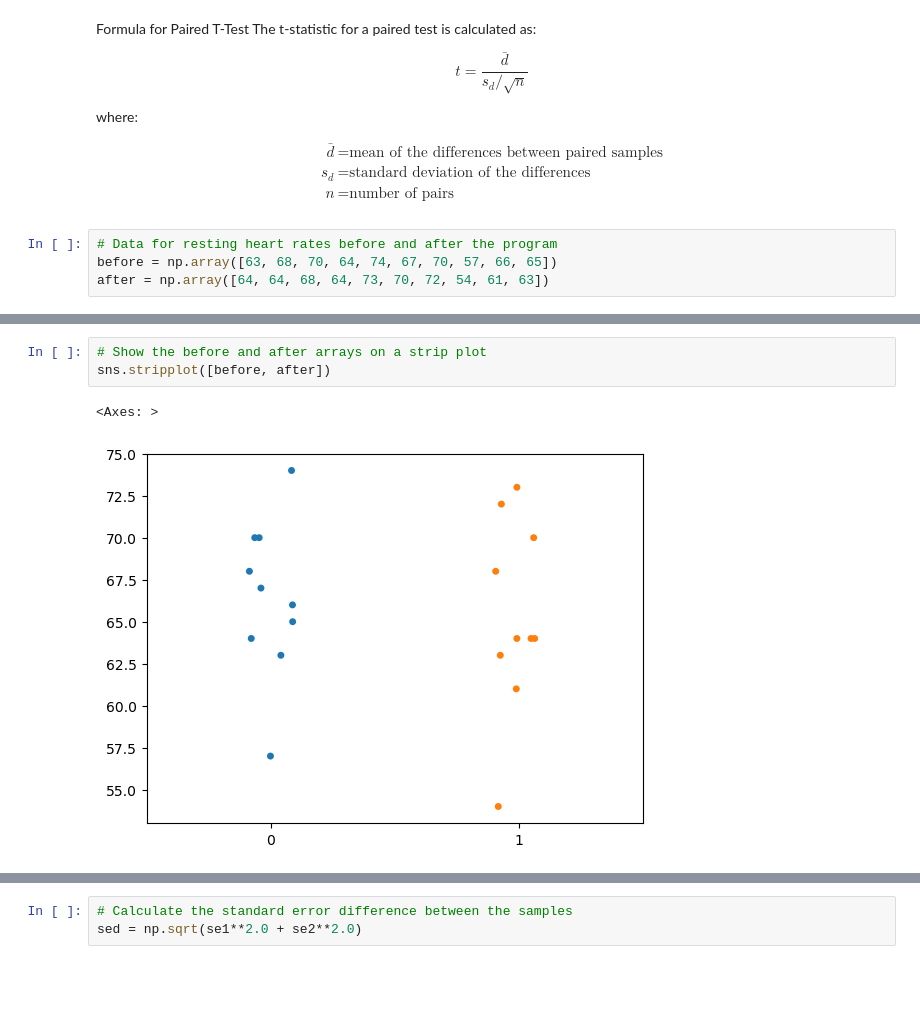
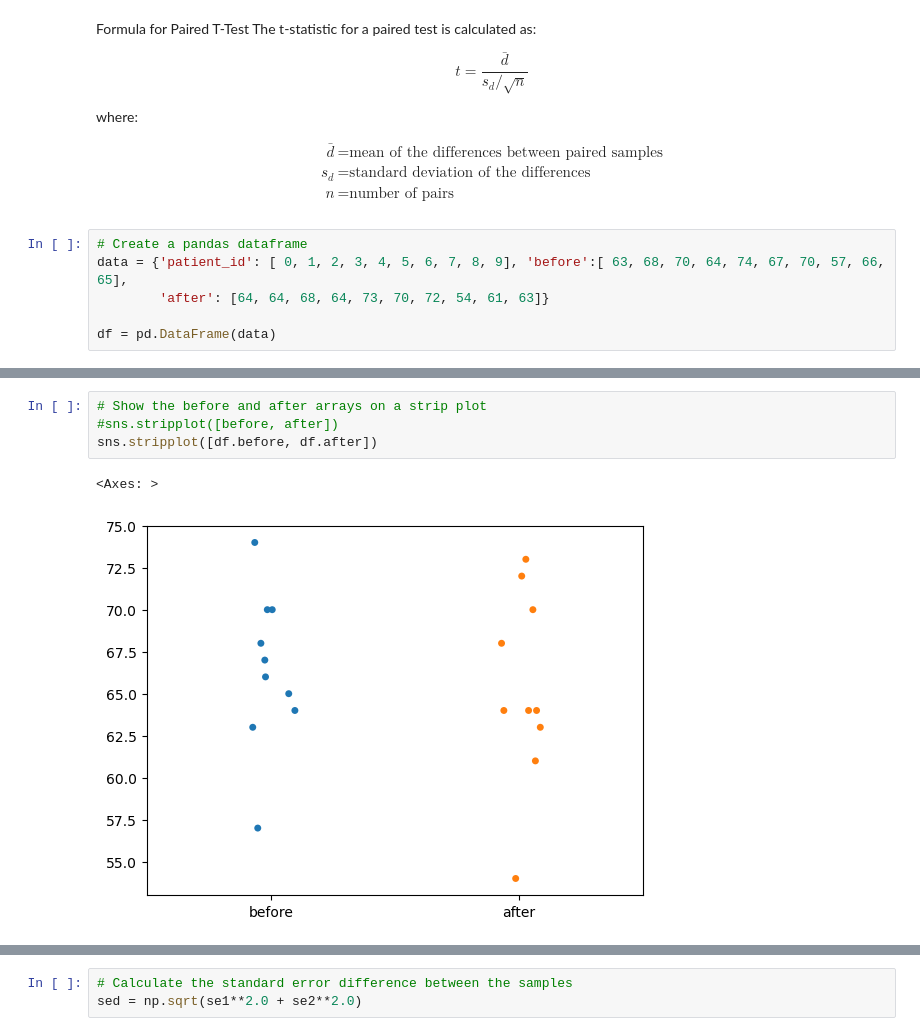
Before and after one commit to lgrealish/applied_statistics, a Jupyter notebook: tasks.ipynb, the cells around one changed output, grey strips where cells are left out. Saved outputs shown, nothing was run; the diff lists cells and outputs as text; blank space fills up the shorter version.

Commit message:
Update Task 3 - added data to df

```diff
--- a/tasks.ipynb
+++ b/tasks.ipynb
@@ -221,6 +222,8 @@ s_d & = \text{standard deviation of the differences} \\
 n & = \text{number of pairs}
 \end{align*}
 # %%
-# Data for resting heart rates before and after the program
-before = np.array([63, 68, 70, 64, 74, 67, 70, 57, 66, 65])
-after = np.array([64, 64, 68, 64, 73, 70, 72, 54, 61, 63])
+# Create a pandas dataframe
+data = {'patient_id': [ 0, 1, 2, 3, 4, 5, 6, 7, 8, 9], 'before':[ 63, 68, 70, 64, 74, 67, 70, 57, 66, 65],
+        'after': [64, 64, 68, 64, 73, 70, 72, 54, 61, 63]}
+
+df = pd.DataFrame(data)
@@ -227,8 +242,9 @@ after = np.array([64, 64, 68, 64, 73, 70, 72, 54, 61, 63])
 # %%
 # Show the before and after arrays on a strip plot
-sns.stripplot([before, after])
+#sns.stripplot([before, after])
+sns.stripplot([df.before, df.after])
 # %% [output]
 <Axes: >
-[figure, old version]
+[figure, new version]
 # %%
 # Show the before and after arrays on a boxplot
```
Also changed, not shown: parts of 9 cells of this notebook.
